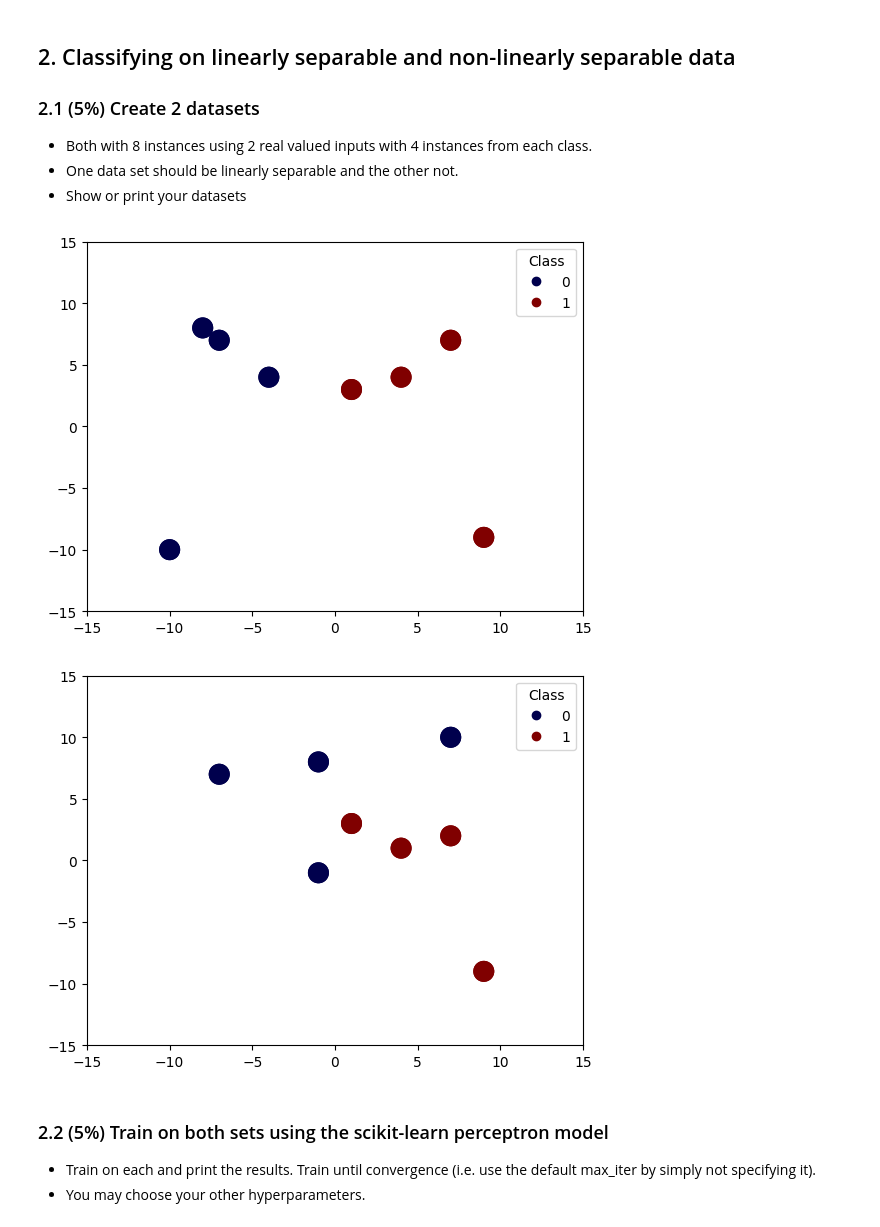
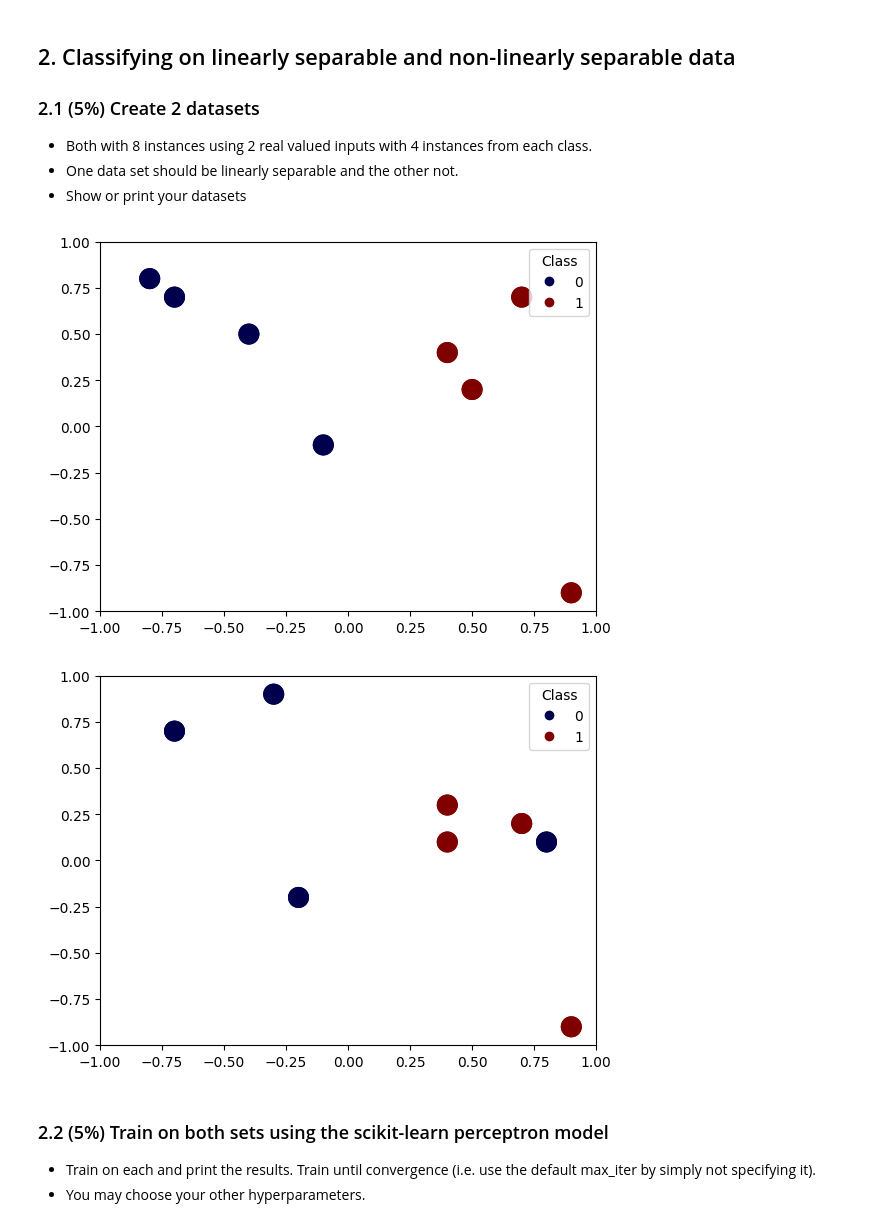
Before and after one commit to joansia9/Perceptron, a Jupyter notebook: Perceptron Lab.ipynb, the cells around one changed output. Cells and saved outputs as stored; diff of their text form; code cells hidden in the pictures.

```diff
--- a/Perceptron Lab.ipynb
+++ b/Perceptron Lab.ipynb
@@ -144,14 +144,14 @@ import matplotlib.pyplot as plt
 
 
 # Data points (linearly separable data)
-linearlySep_data = np.array([[-10, -10],  # Class R
-                             [-7, 7],     # Class R
-                             [-4, 4],     # Class R
-                             [-8, 8],     # Class R
-                             [1, 3],      # Class B
-                             [4, 4],      # Class B
-                             [7, 7],      # Class B
-                             [9, -9]])    # Class B
+linearlySep_data = np.array([[-.10, -.10],  # Class R
+                             [-.7, .7],     # Class R
+                             [-.4, .5],     # Class R
+                             [-.8, .8],     # Class R
+                             [.5, .2],      # Class B
+                             [.4, .4],      # Class B
+                             [.7, .7],      # Class B
+                             [.9, -.9]])    # Class B
 
 # Labels for the classes
 labels = np.array([0, 0, 0, 0, 1, 1, 1, 1])  # Class R (0) and Class B (1)
@@ -159,8 +159,8 @@ labels = np.array([0, 0, 0, 0, 1, 1, 1, 1])  # Class R (0) and Class B (1)
 # Create a scatter plot of data
 plt.scatter(linearlySep_data[:, 0], linearlySep_data[:, 1], c=labels, s=200, cmap='seismic')
 # Set the limits for the axes (auto-scaled based on the data range)
-plt.xlim(-15, 15)
-plt.ylim(-15, 15)
+plt.xlim(-1, 1)
+plt.ylim(-1, 1)
 
 # Create a scatter plot of data
 scatter = plt.scatter(linearlySep_data[:,0], linearlySep_data[:,1], c = labels, s=200, cmap='seismic')
@@ -185,48 +185,48 @@ plt.show()
 
 
 # Data points (Nonlinearly separable data)
-NonlinearlySep_data = np.array([[-1, -1],  # Class R
-                             [-7, 7],     # Class R
-                             [7, 10],     # Class R
-                             [-1, 8],     # Class R
-                             [1, 3],      # Class B
-                             [4, 1],      # Class B
-                             [7, 2],      # Class B
-                             [9, -9]])    # Class B
+NonlinearlySep_data = np.array([[-.2, -.2],  # Class R
+                             [-.7, .7],     # Class R
+                             [.8, .10],     # Class R
+                             [-.3, .9],     # Class R
+                             [.4, .3],      # Class B
+                             [.4, .1],      # Class B
+                             [.7, .2],      # Class B
+                             [.9, -.9]])    # Class B
 
 # Labels for the classes
 labels = np.array([0, 0, 0, 0, 1, 1, 1, 1])  # Class R (0) and Class B (1)
 
 # Create a scatter plot of data
 plt.scatter(NonlinearlySep_data[:, 0], NonlinearlySep_data[:, 1], c=labels, s=200, cmap='seismic')
 # Set the limits for the axes (auto-scaled based on the data range)
-plt.xlim(-15, 15)
-plt.ylim(-15, 15)
+plt.xlim(-1, 1)
+plt.ylim(-1, 1)
 
 
 # Create a scatter plot of data
 scatter = plt.scatter(NonlinearlySep_data[:,0], NonlinearlySep_data[:,1], c = labels, s=200, cmap='seismic')
 legend = plt.legend(*scatter.legend_elements(num=1), title="Class", loc='upper right') # Legend
 
 #calculating the slope
 
 #create the linearly seperable dataset ppn
 
 #bias = first data set ppn.w_[0]
 
 #M = 2nd / 3rd -ppn.w_[1]/ppn.w_[2]
 
 #B = -bias / 3rd data set
 
 #y = M * x + B
 
 #plt.plot(x,y,"g-")
 
 # Display the plot
 plt.show()
 # %% [output]
-[figure, old version]
+[figure, new version]
-[figure, old version]
+[figure, new version]
 # %% [markdown]
 ### 2.2 (5%) Train on both sets using the scikit-learn perceptron model
 - Train on each and print the results. Train until convergence (i.e. use the default max_iter by simply not specifying it).
```
Also changed, not shown: parts of 1 cell of this notebook.
